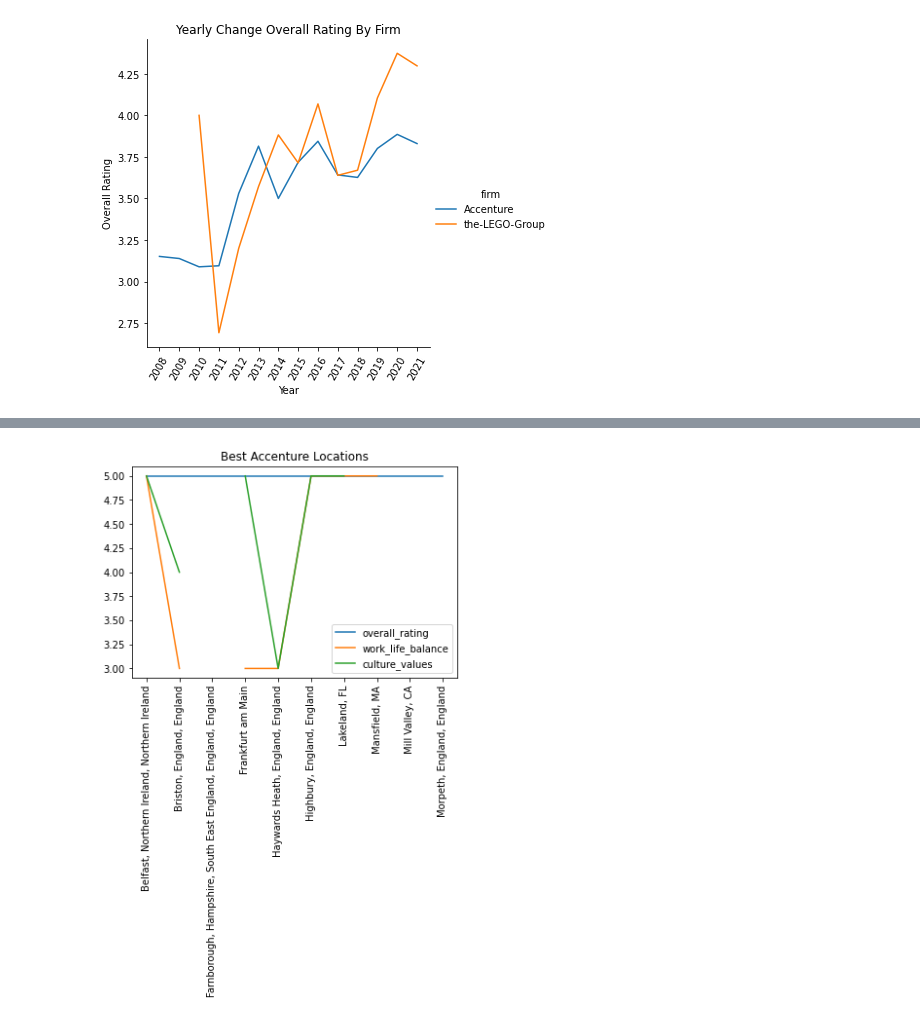
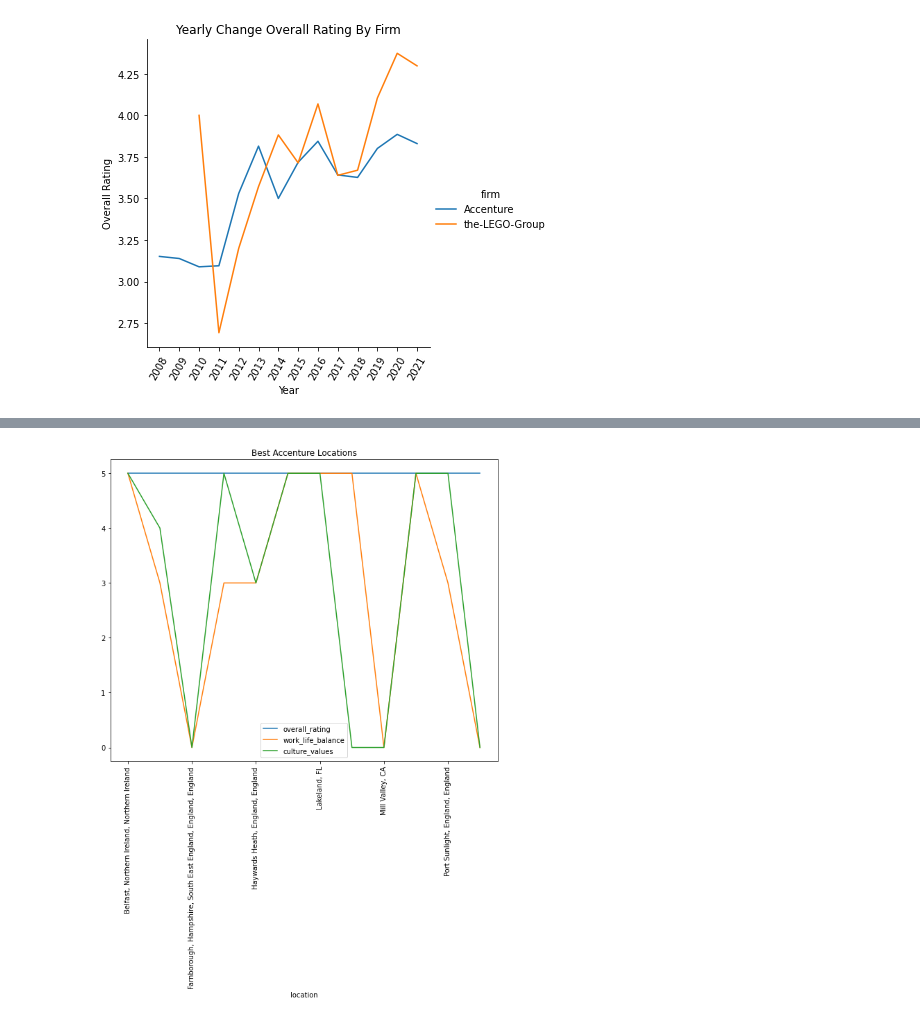
Before and after one commit to NidhiMehrotra22/Project_1_TEAM4, a Jupyter notebook: Working Project-1_The Greatest Job Satisfaction Soiree-checkpoint.ipynb, the cells around one changed output, grey strips where cells are left out. Drawn from its saved outputs; the diff is of its cells as text; code cells hidden in the pictures.

```diff
--- a/Working Project-1_The Greatest Job Satisfaction Soiree-checkpoint.ipynb
+++ b/Working Project-1_The Greatest Job Satisfaction Soiree-checkpoint.ipynb
@@ -410,5 +415,6 @@ best_lego
 # %%
-best_accenture = accenture_loc_df.nlargest(10, "overall_rating")
+best_accenture = accenture_loc_df.nlargest(12, "overall_rating")
+best_accenture = best_accenture.fillna(0)
 best_accenture
 # %% [output]
 |  | overall_rating | work_life_balance | culture_values |
@@ -499,9 +514,10 @@ plt.show()
 # %%
-plt.plot(best_accenture)
+best_accenture.plot.line(figsize=(10, 8))
 plt.xticks(rotation=90)
 plt.legend(best_accenture.columns,loc='best')
 plt.title("Best Accenture Locations")
+plt.savefig("Best Accenture Locations.png")
 plt.show()
 # %% [output]
-[figure, old version]
+[figure, new version]
 # %%
```
Also changed, not shown: parts of 17 cells of this notebook, 9 other files.
